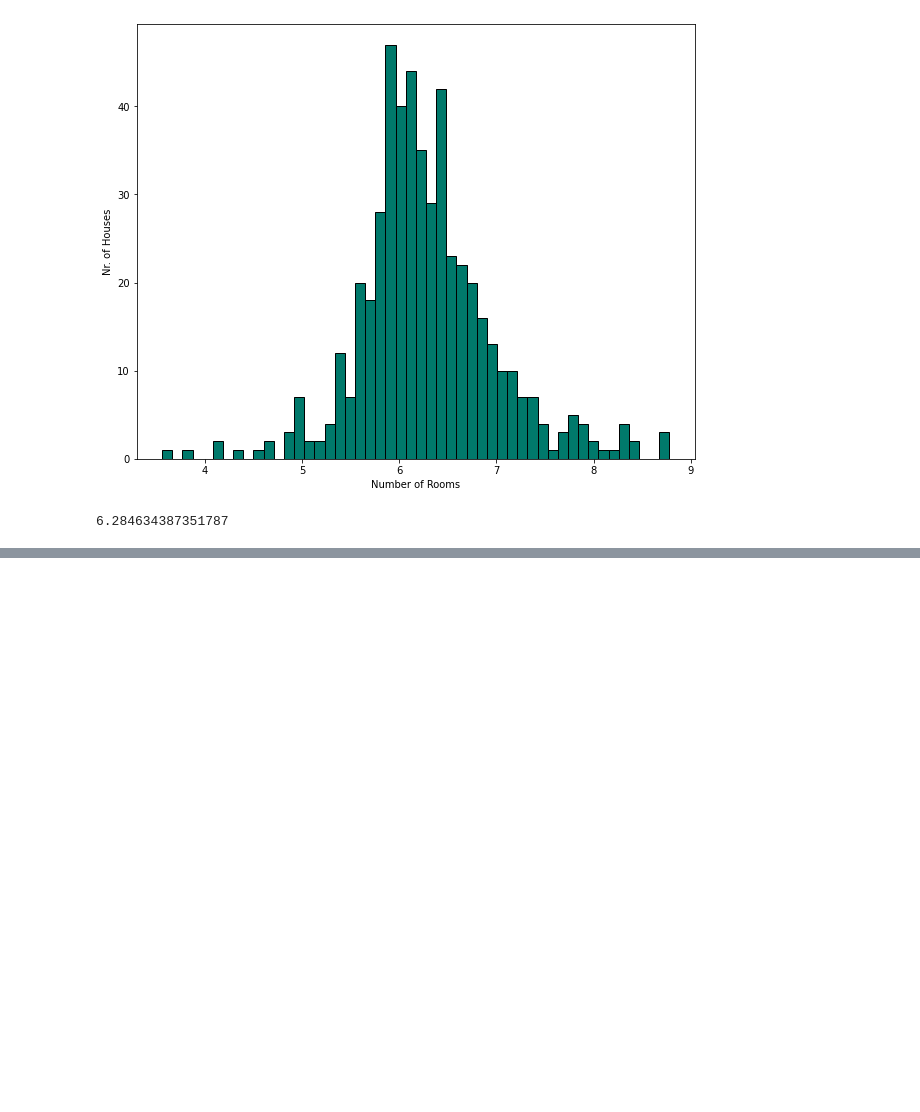
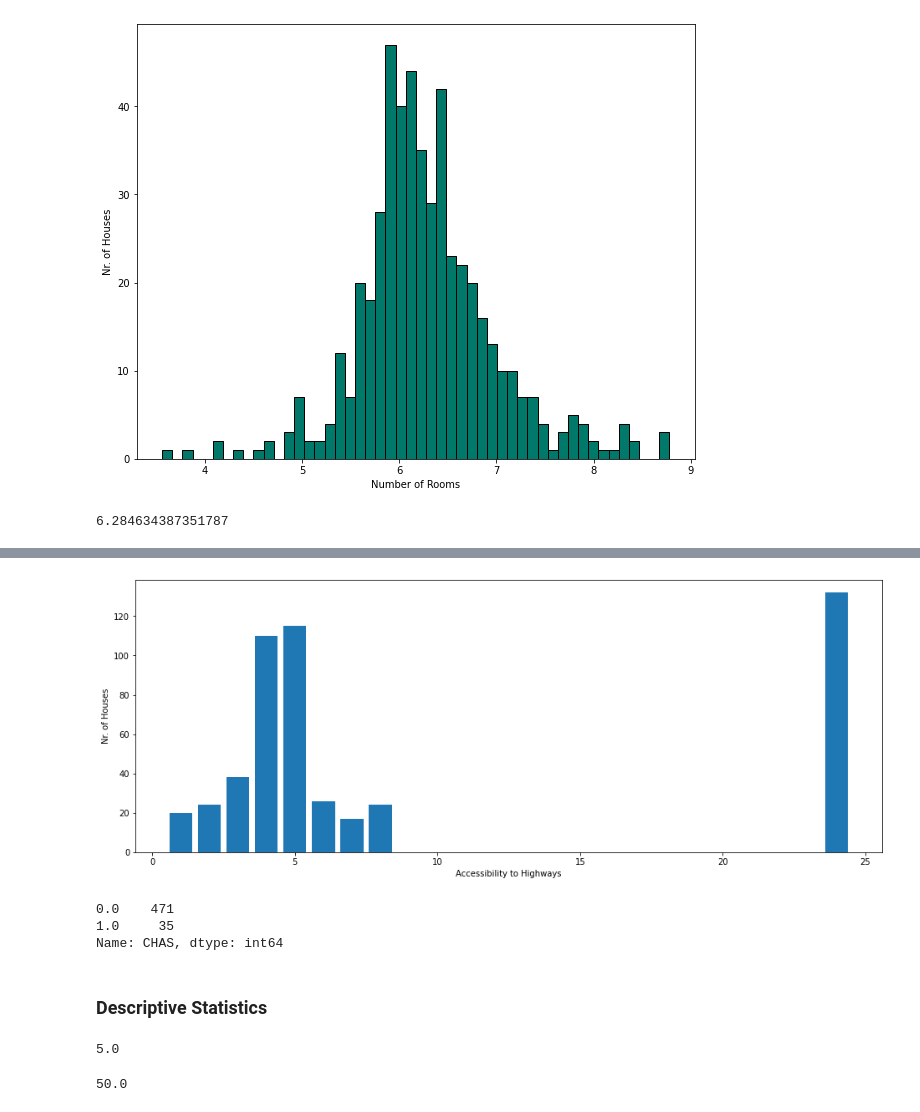
Before and after one commit to sjvasconcello/self-taught, a Jupyter notebook: python_bootcamp/Multivariate Regresioon.ipynb, the cells around one changed output, grey strips where cells are left out. Saved outputs shown, nothing was run; the diff lists cells and outputs as text; code cells hidden in the pictures; blank space fills up the shorter version.

```diff
--- a/python_bootcamp/Multivariate Regresioon.ipynb
+++ b/python_bootcamp/Multivariate Regresioon.ipynb
@@ -147,0 +169,25 @@ data["RM"].mean()
+# %%
+frequency = data["RAD"].value_counts()
+plt.figure(figsize=(16,6))
+plt.bar(frequency.index, height=frequency)
+plt.xlabel("Accessibility to Highways")
+plt.ylabel("Nr. of Houses")
+plt.show()
+# %% [output]
+[figure, added]
+# %%
+data["CHAS"].value_counts()
+# %% [output]
+0.0    471
+1.0     35
+Name: CHAS, dtype: int64
+# %% [markdown]
+### Descriptive Statistics
+# %%
+data["PRICE"].min()
+# %% [output]
+5.0
+# %%
+data["PRICE"].max()
+# %% [output]
+50.0
```
Also changed, not shown: parts of 3 cells of this notebook.
